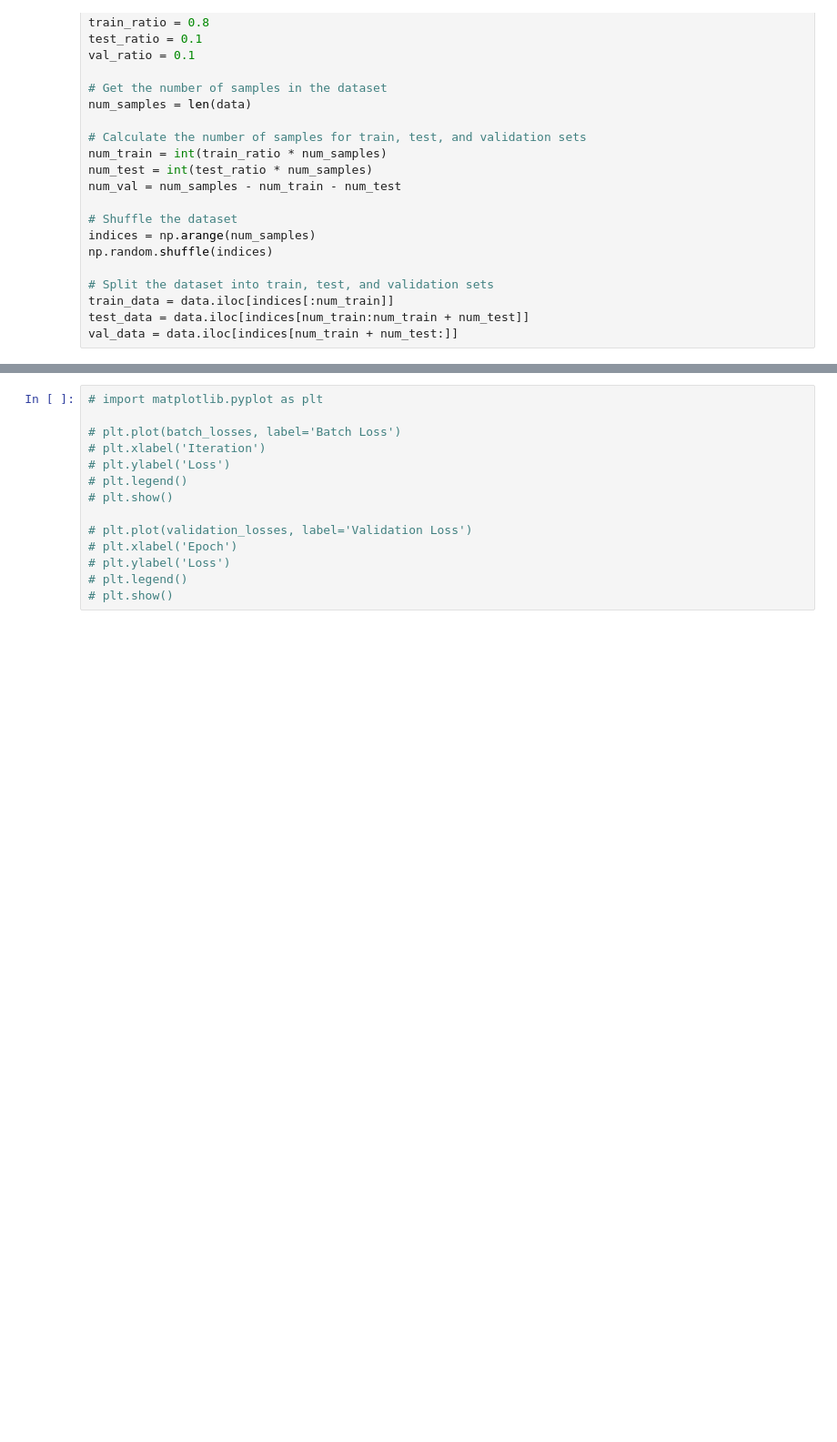
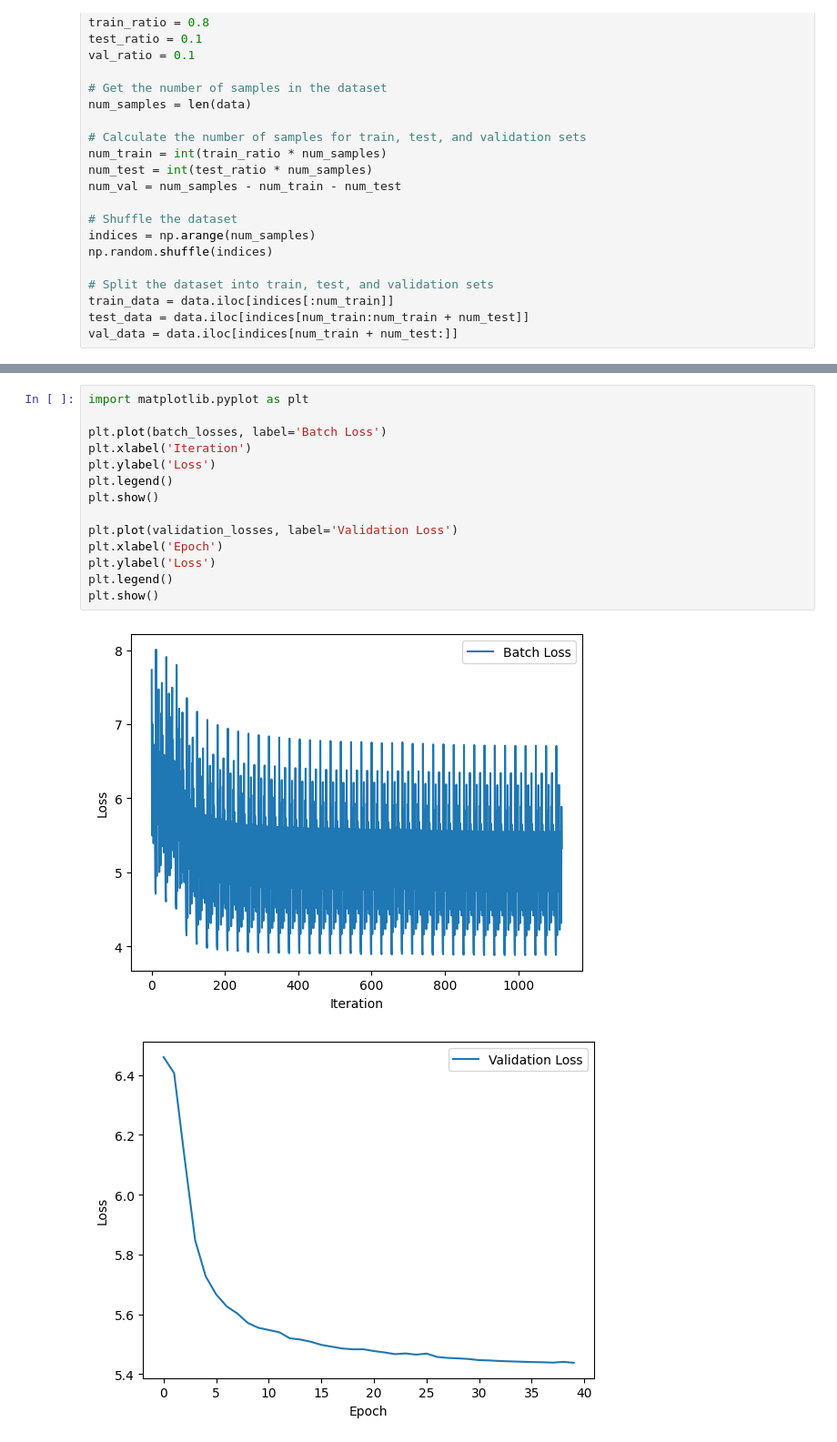
Before and after one commit to john-zhang-uoft/hotel_price_prediction, a Jupyter notebook: src/causal_model.ipynb, the cells around one changed output, grey strips where cells are left out. Shown: that part at 91% size. Drawn from its saved outputs; the diff is of its cells as text; blank space fills up the shorter version.

```diff
--- a/src/causal_model.ipynb
+++ b/src/causal_model.ipynb
@@ -308,17 +342,20 @@ val_data = data.iloc[indices[num_train + num_test:]]
 # %%
-# import matplotlib.pyplot as plt
+import matplotlib.pyplot as plt
 
-# plt.plot(batch_losses, label='Batch Loss')
-# plt.xlabel('Iteration')
-# plt.ylabel('Loss')
-# plt.legend()
-# plt.show()
+plt.plot(batch_losses, label='Batch Loss')
+plt.xlabel('Iteration')
+plt.ylabel('Loss')
+plt.legend()
+plt.show()
 
-# plt.plot(validation_losses, label='Validation Loss')
-# plt.xlabel('Epoch')
-# plt.ylabel('Loss')
-# plt.legend()
-# plt.show()
+plt.plot(validation_losses, label='Validation Loss')
+plt.xlabel('Epoch')
+plt.ylabel('Loss')
+plt.legend()
+plt.show()
+# %% [output]
+[figure, added]
+[figure, added]
 # %%
 # Train quality predict for just one quality score
 
```
Also changed, not shown: parts of 15 cells of this notebook, 1 other file.
